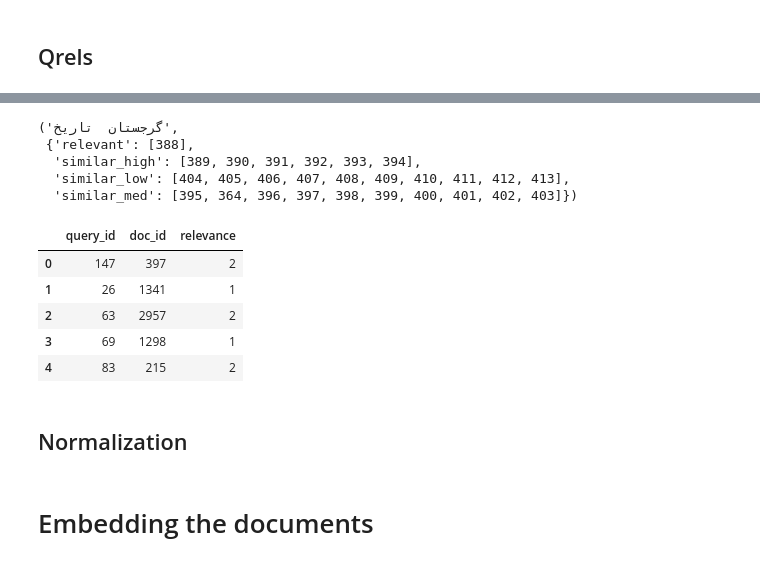
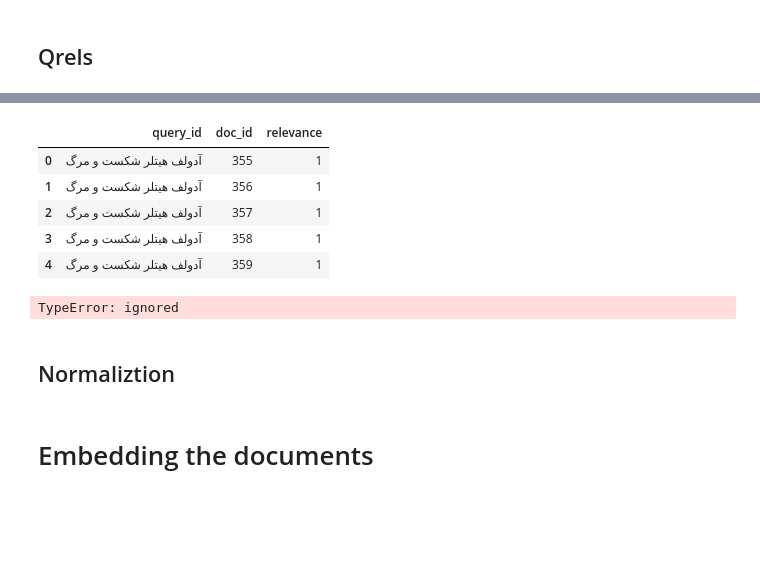
Before and after one commit to sadra-barikbin/persian-information-retrieval-example, a Jupyter notebook: Persian-IR-example.ipynb, the cells around one changed output, grey strips where cells are left out. Saved outputs shown, nothing was run; the diff lists cells and outputs as text; code cells hidden in the pictures; blank space fills up the shorter version.

```diff
--- a/Persian-IR-example.ipynb
+++ b/Persian-IR-example.ipynb
@@ -73,32 +127,52 @@ evaluation_IR.yml   100%[===================>]  49.66K  --.-KB/s    in 0.006s
 # %%
-query_raw_data = yaml.safe_load(open('evaluation_IR.yml'))
+query_data = yaml.safe_load(open('evaluation_IR.yml'))
 # %%
-query = pd.Series(query_raw_data.keys())
-qrels = [{'query_id':idx, 'doc_id':d,
-          'relevance':3} for idx,q in query.to_dict().items() for d in query_raw_data[q]['similar_high']]
-qrels.extend([{'query_id':idx, 'doc_id':d,
-          'relevance':2} for idx,q in query.to_dict().items() for d in query_raw_data[q]['similar_med']])
-qrels.extend([{'query_id':idx, 'doc_id':d,
-          'relevance':1} for idx,q in query.to_dict().items() for d in query_raw_data[q]['similar_low']])
-qrels.extend([{'query_id':idx, 'doc_id':query_raw_data[q]['relevant'][0],
-          'relevance':4} for idx,q in query.to_dict().items()])
+query = list(query_data.keys())
+relevant = [query_data[k]['relevant'][0] for k in query_data]
+qrels = [{'query_id':q, 'doc_id':d,
+          'relevance':3} for q in query for d in query_data[q]['similar_high']]
+qrels.extend([{'query_id':q, 'doc_id':d,
+          'relevance':2} for q in query for d in query_data[q]['similar_med']])
+qrels = [{'query_id':q, 'doc_id':d,
+          'relevance':1} for q in query for d in query_data[q]['similar_low']]
+qrels.extend([{'query_id':q, 'doc_id':query_data[q]['relevant'], 'relevance':4} for q in query])
 qrels = pd.DataFrame(qrels)
-# %%
-query[147],query_raw_data[query[147]]
-# %% [output]
-('گرجستان  تاریخ',
- {'relevant': [388],
-  'similar_high': [389, 390, 391, 392, 393, 394],
-  'similar_low': [404, 405, 406, 407, 408, 409, 410, 411, 412, 413],
-  'similar_med': [395, 364, 396, 397, 398, 399, 400, 401, 402, 403]})
-# %%
-qrels.sample(n=5).reset_index(drop=True)
-# %% [output]
-|  | query_id | doc_id | relevance |
-| 0 | 147 | 397 | 2 |
-| 1 | 26 | 1341 | 1 |
-| 2 | 63 | 2957 | 2 |
-| 3 | 69 | 1298 | 1 |
-| 4 | 83 | 215 | 2 |
+# %%
+qrels.head()
+# %% [output]
+|  | query_id | doc_id | relevance |
+| 0 | آدولف هیتلر شکست و مرگ | 355 | 1 |
+| 1 | آدولف هیتلر شکست و مرگ | 356 | 1 |
+| 2 | آدولف هیتلر شکست و مرگ | 357 | 1 |
+| 3 | آدولف هیتلر شکست و مرگ | 358 | 1 |
+| 4 | آدولف هیتلر شکست و مرگ | 359 | 1 |
+# %%
+res = {
+    'q0':{
+        'doc0': 1.,
+        'doc1': 2.,
+        'doc3': 5.
+    },
+    'q1':{
+        'doc0': 4.,
+        'doc1': 6.,
+        'doc2': 2.
+    }
+}
+qrels = {
+    'q0':{
+        'doc0': 1,
+        'doc1': 1,
+        'doc3': 1
+    },
+    'q1':{
+        'doc0': 0,
+        'doc1': 2,
+        'doc2': 2
+    }
+}
+IRm.calc_aggregate([IRm.AP(rel=0)],qrels,res)
+# %% [output]
+TypeError: ignored
 # %% [markdown]
-## Normalization
+## Normaliztion
```
Also changed, not shown: parts of 30 cells of this notebook.
